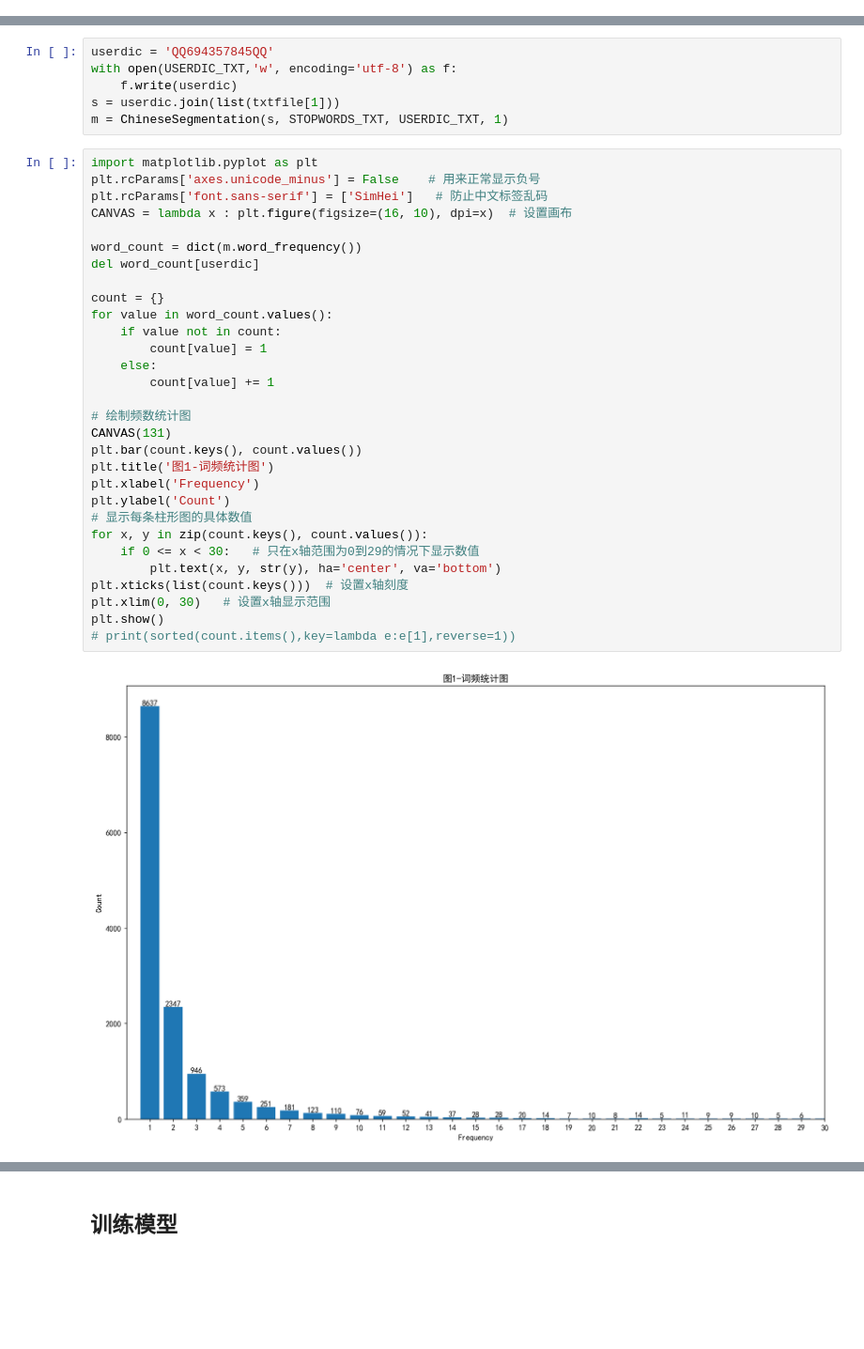
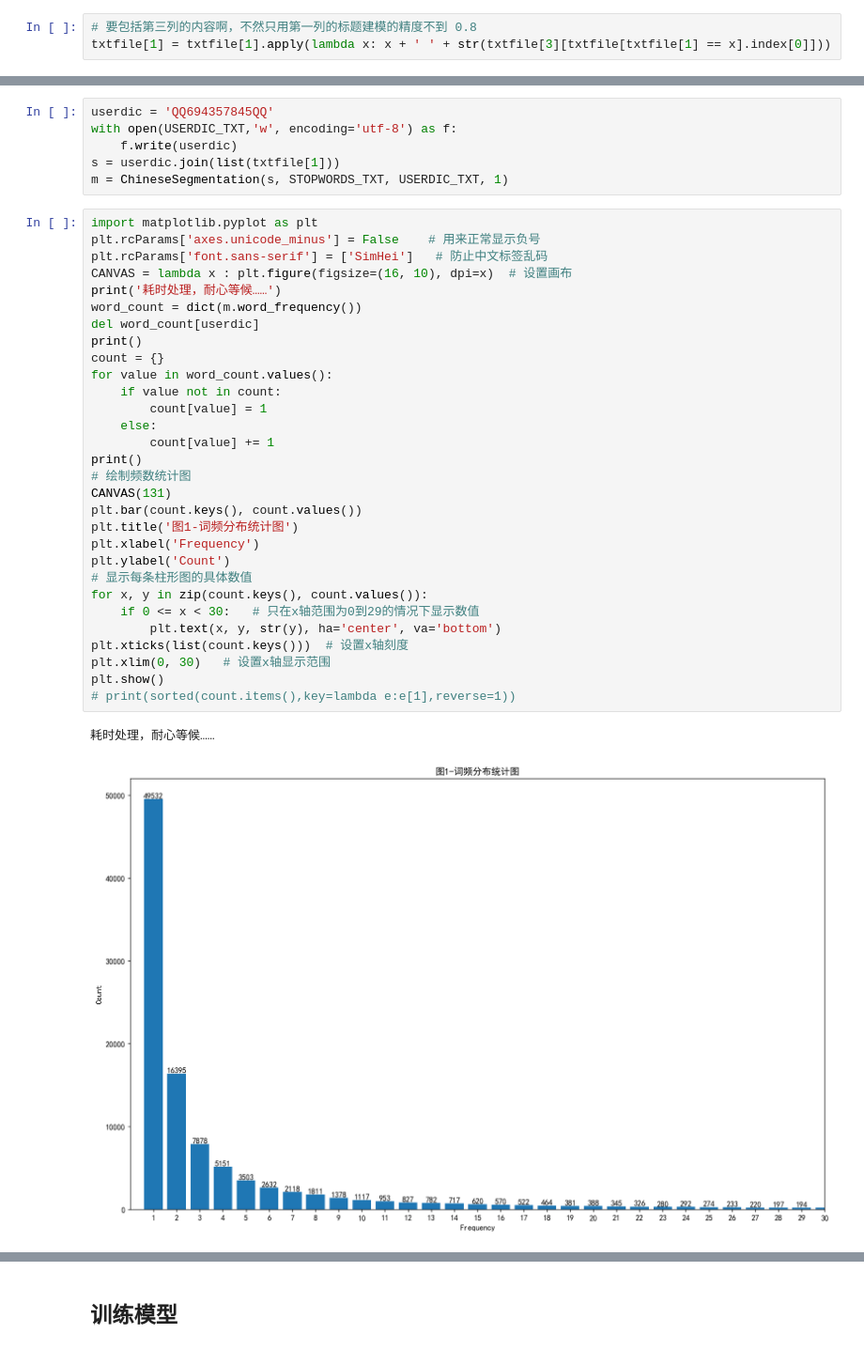
Before and after one commit to Soltus/learn-python-BI, a Jupyter notebook: lesson2/作业/3/index.ipynb, the cells around one changed output, grey strips where cells are left out. Shown: that part at 94% size. Cells and saved outputs as stored; diff of their text form; blank space fills up the shorter version.

```diff
--- a/lesson2/作业/3/index.ipynb
+++ b/lesson2/作业/3/index.ipynb
@@ -146,3 +148,6 @@ Name: 1, Length: 5000, dtype: object
+# %%
+# 要包括第三列的内容啊，不然只用第一列的标题建模的精度不到 0.8
+txtfile[1] = txtfile[1].apply(lambda x: x + ' ' + str(txtfile[3][txtfile[txtfile[1] == x].index[0]]))
 # %%
 import re
 for i in range(len(txtfile)):
@@ -178,33 +183,34 @@ m = ChineseSegmentation(s, STOPWORDS_TXT, USERDIC_TXT, 1)
 # %%
 import matplotlib.pyplot as plt
 plt.rcParams['axes.unicode_minus'] = False    # 用来正常显示负号
 plt.rcParams['font.sans-serif'] = ['SimHei']   # 防止中文标签乱码
 CANVAS = lambda x : plt.figure(figsize=(16, 10), dpi=x)  # 设置画布
-
+print('耗时处理，耐心等候……')
 word_count = dict(m.word_frequency())
 del word_count[userdic]
-
+print()
 count = {}
 for value in word_count.values():
     if value not in count:
         count[value] = 1
     else:
         count[value] += 1
-
+print()
 # 绘制频数统计图
 CANVAS(131)
 plt.bar(count.keys(), count.values())
-plt.title('图1-词频统计图')
+plt.title('图1-词频分布统计图')
 plt.xlabel('Frequency')
 plt.ylabel('Count')
 # 显示每条柱形图的具体数值
 for x, y in zip(count.keys(), count.values()):
     if 0 <= x < 30:   # 只在x轴范围为0到29的情况下显示数值
         plt.text(x, y, str(y), ha='center', va='bottom')
 plt.xticks(list(count.keys()))  # 设置x轴刻度
 plt.xlim(0, 30)   # 设置x轴显示范围
 plt.show()
 # print(sorted(count.items(),key=lambda e:e[1],reverse=1))
 # %% [output]
+耗时处理，耐心等候……
-[figure, old version]
+[figure, new version]
 # %%
```
Also changed, not shown: parts of 18 cells of this notebook, 1 other file.
